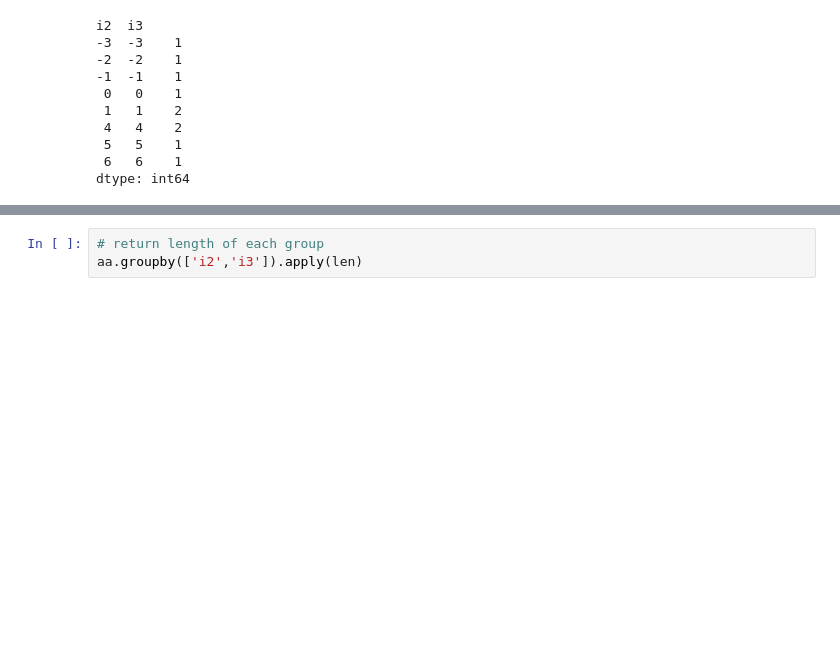
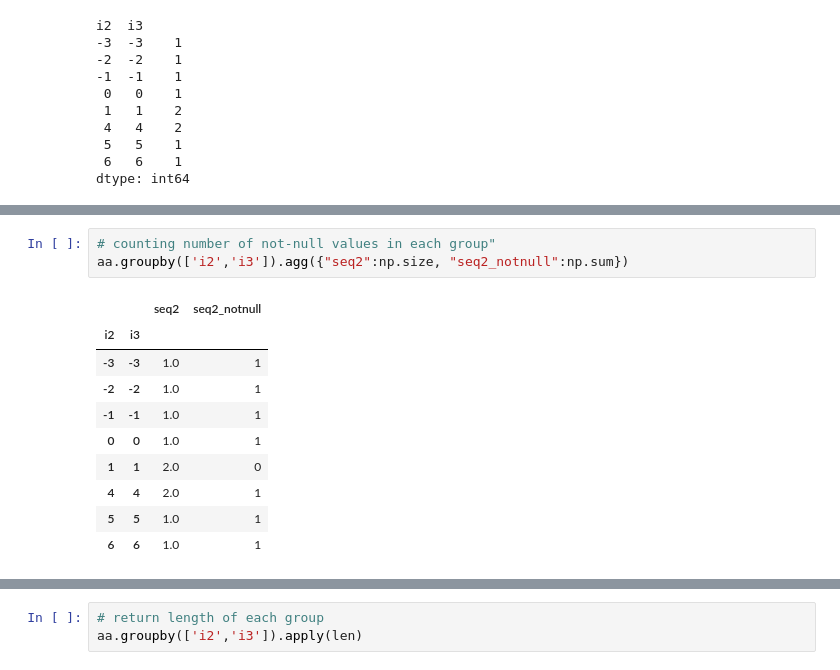
Before and after one commit to lselector/python_tutorials, a Jupyter notebook: c02_Pandas2.ipynb, the cells around one changed output, grey strips where cells are left out. Drawn from its saved outputs; the diff is of its cells as text; blank space fills up the shorter version.

Commit message:
more count examples

```diff
--- a/c02_Pandas2.ipynb
+++ b/c02_Pandas2.ipynb
@@ -1332,3 +1333,17 @@ aa.groupby(['i2','i3']).count()
+# %%
+# counting number of not-null values in each group"
+aa.groupby(['i2','i3']).agg({"seq2":np.size, "seq2_notnull":np.sum})
+# %% [output]
+|  |  | seq2 | seq2_notnull |
+| i2 | i3 |  |  |
+| -3 | -3 | 1.0 | 1 |
+| -2 | -2 | 1.0 | 1 |
+| -1 | -1 | 1.0 | 1 |
+| 0 | 0 | 1.0 | 1 |
+| 1 | 1 | 2.0 | 0 |
+| 4 | 4 | 2.0 | 1 |
+| 5 | 5 | 1.0 | 1 |
+| 6 | 6 | 1.0 | 1 |
 # %%
 # Understanding the goupby
 for grp in aa.groupby(['i2','i3']):
```
Also changed, not shown: parts of 9 cells of this notebook.
